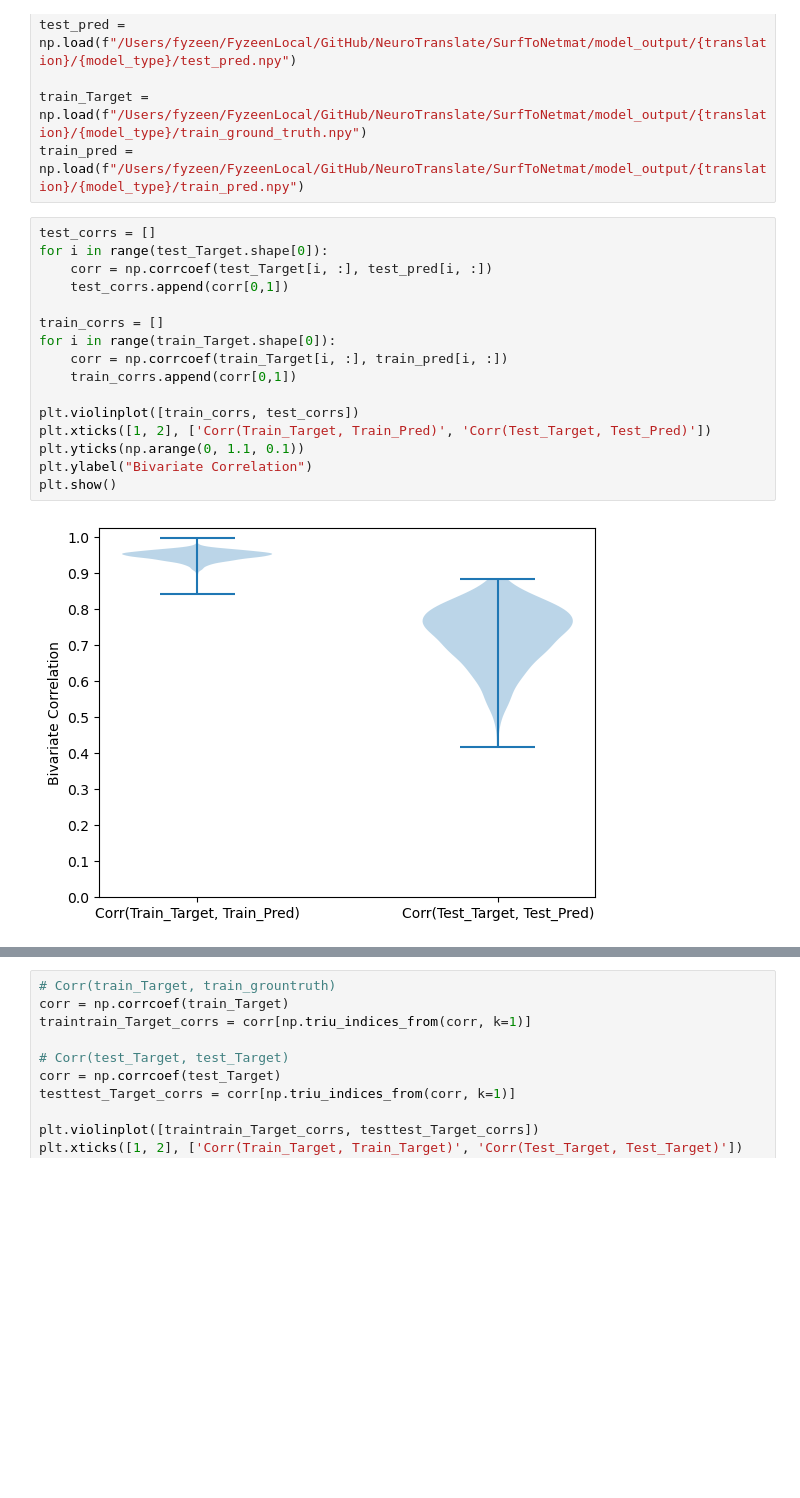
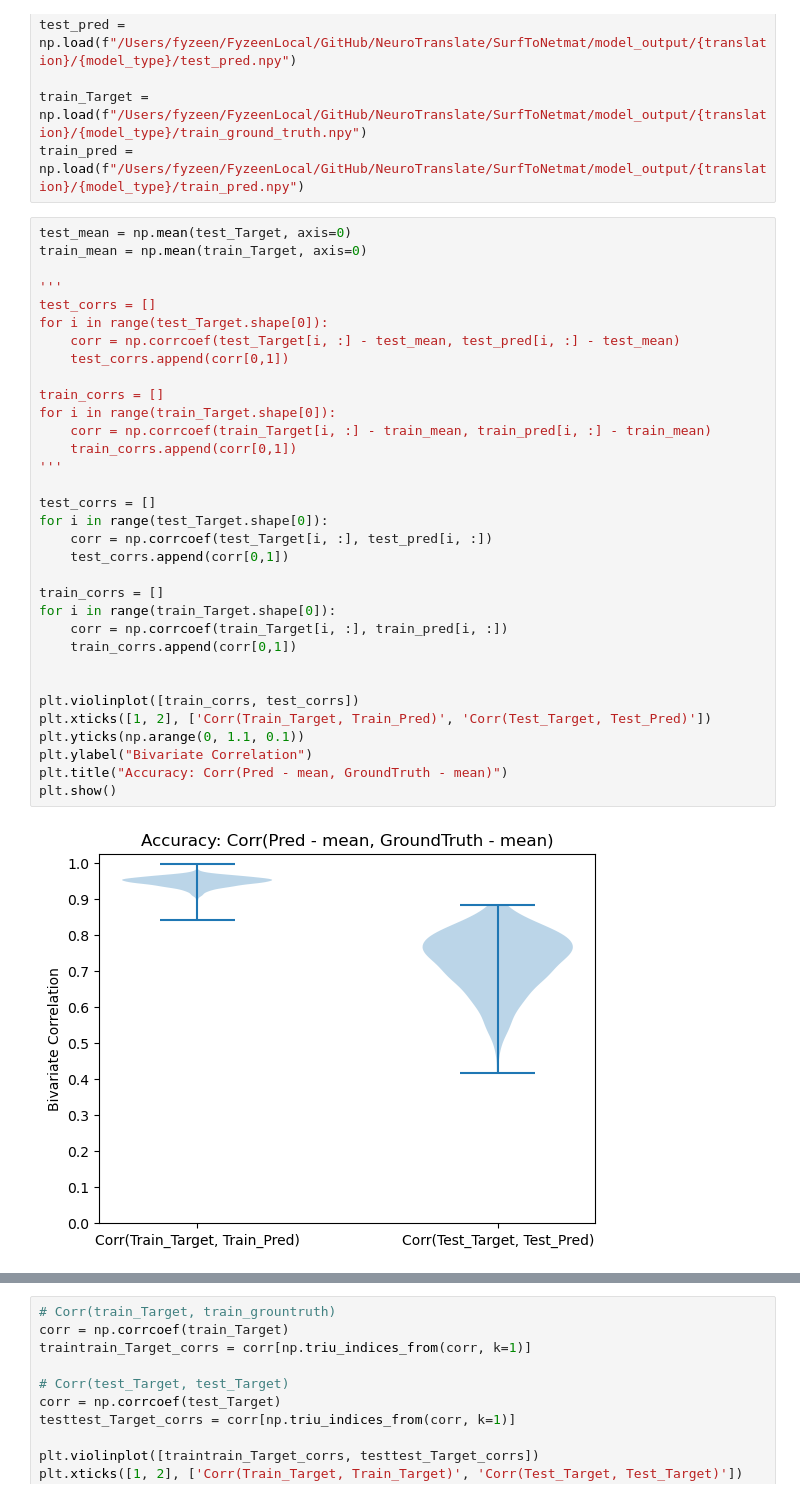
Before and after one commit to fyzeen/NeuroTranslate, a Jupyter notebook: SurfToNetmat/code/ICAd15_schfd100/model_diagnostics.ipynb, the cells around one changed output, grey strips where cells are left out. Cells and saved outputs as stored; diff of their text form; blank space fills up the shorter version.

```diff
--- a/SurfToNetmat/code/ICAd15_schfd100/model_diagnostics.ipynb
+++ b/SurfToNetmat/code/ICAd15_schfd100/model_diagnostics.ipynb
@@ -1233,23 +2577,40 @@ test_pred = np.load(f"/Users/fyzeen/FyzeenLocal/GitHub/NeuroTranslate/SurfToNetm
 train_Target = np.load(f"/Users/fyzeen/FyzeenLocal/GitHub/NeuroTranslate/SurfToNetmat/model_output/{translation}/{model_type}/train_ground_truth.npy")
 train_pred = np.load(f"/Users/fyzeen/FyzeenLocal/GitHub/NeuroTranslate/SurfToNetmat/model_output/{translation}/{model_type}/train_pred.npy")
 # %%
+test_mean = np.mean(test_Target, axis=0)
+train_mean = np.mean(train_Target, axis=0)
+
+'''
+test_corrs = []
+for i in range(test_Target.shape[0]):
+    corr = np.corrcoef(test_Target[i, :] - test_mean, test_pred[i, :] - test_mean)
+    test_corrs.append(corr[0,1])
+
+train_corrs = []
+for i in range(train_Target.shape[0]):
+    corr = np.corrcoef(train_Target[i, :] - train_mean, train_pred[i, :] - train_mean)
+    train_corrs.append(corr[0,1])
+'''
+
 test_corrs = []
 for i in range(test_Target.shape[0]):
     corr = np.corrcoef(test_Target[i, :], test_pred[i, :])
     test_corrs.append(corr[0,1])
 
 train_corrs = []
 for i in range(train_Target.shape[0]):
     corr = np.corrcoef(train_Target[i, :], train_pred[i, :])
     train_corrs.append(corr[0,1])
 
+
 plt.violinplot([train_corrs, test_corrs])
 plt.xticks([1, 2], ['Corr(Train_Target, Train_Pred)', 'Corr(Test_Target, Test_Pred)'])
 plt.yticks(np.arange(0, 1.1, 0.1))
 plt.ylabel("Bivariate Correlation")
+plt.title("Accuracy: Corr(Pred - mean, GroundTruth - mean)")
 plt.show()
 # %% [output]
-[figure, old version]
+[figure, new version]
 # %%
 # Corr(train_preds, train_preds)
 corr = np.corrcoef(train_pred)
```
Also changed, not shown: parts of 16 cells of this notebook, 9 other files.
